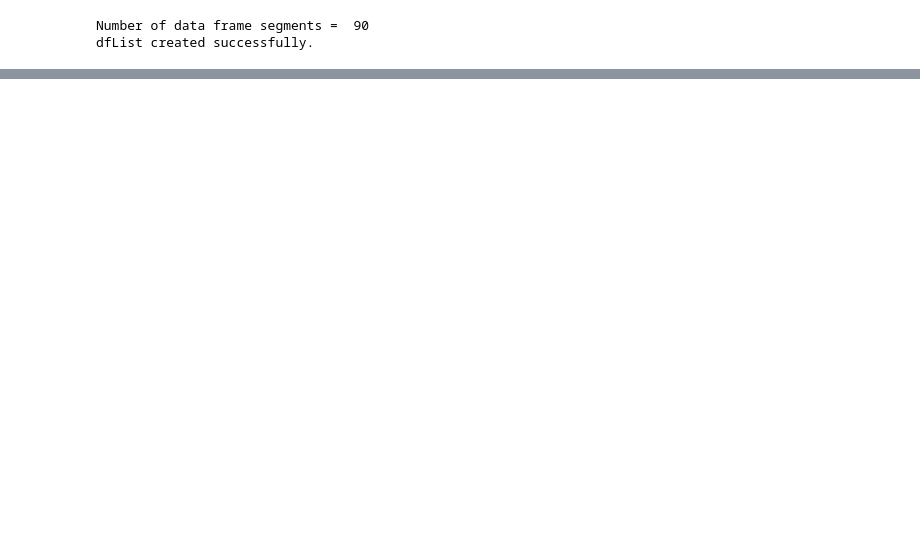
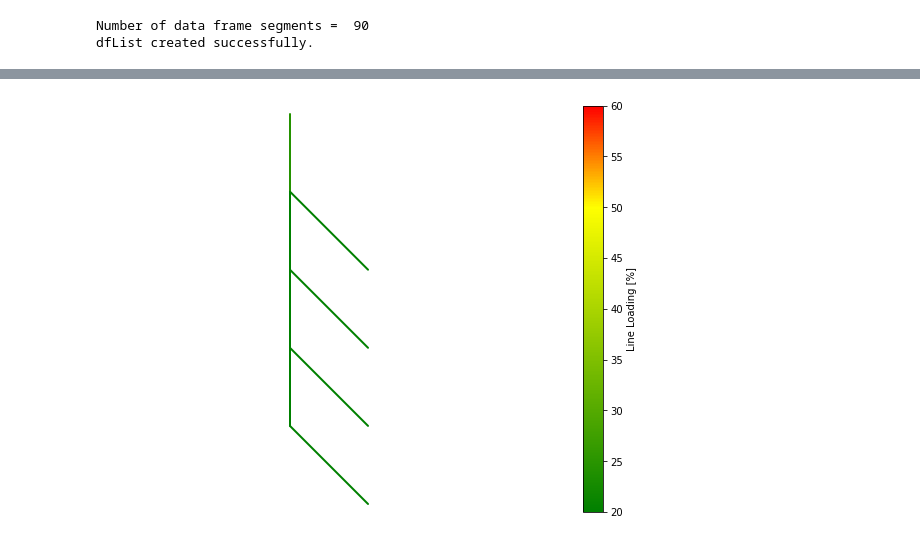
Before and after one commit to akthonka/EV_energy_comm, a Jupyter notebook: python/en_comm_base.ipynb, the cells around one changed output, grey strips where cells are left out. Saved outputs shown, nothing was run; the diff lists cells and outputs as text; code cells hidden in the pictures; blank space fills up the shorter version.

```diff
--- a/python/en_comm_base.ipynb
+++ b/python/en_comm_base.ipynb
@@ -84,2 +93,4 @@ nc.four_loads_branched_plot_linepct()
 # %%
-nc.load_graph(nc.net, time_step=45)
+nc.load_graph(nc.net, time_step=170)
+# %% [output]
+[figure, added]
```
Also changed, not shown: parts of 5 cells of this notebook, 5 other files.
